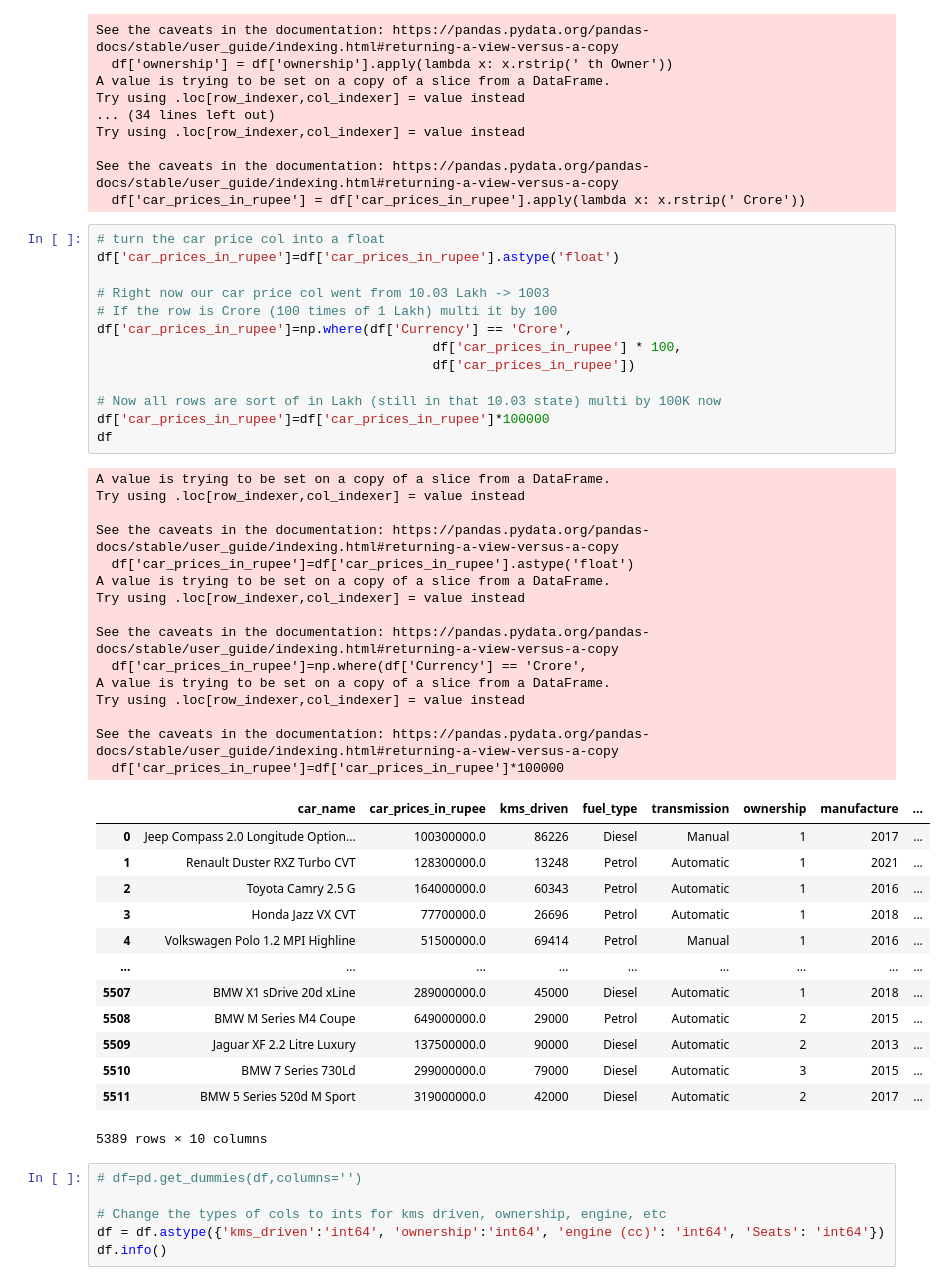
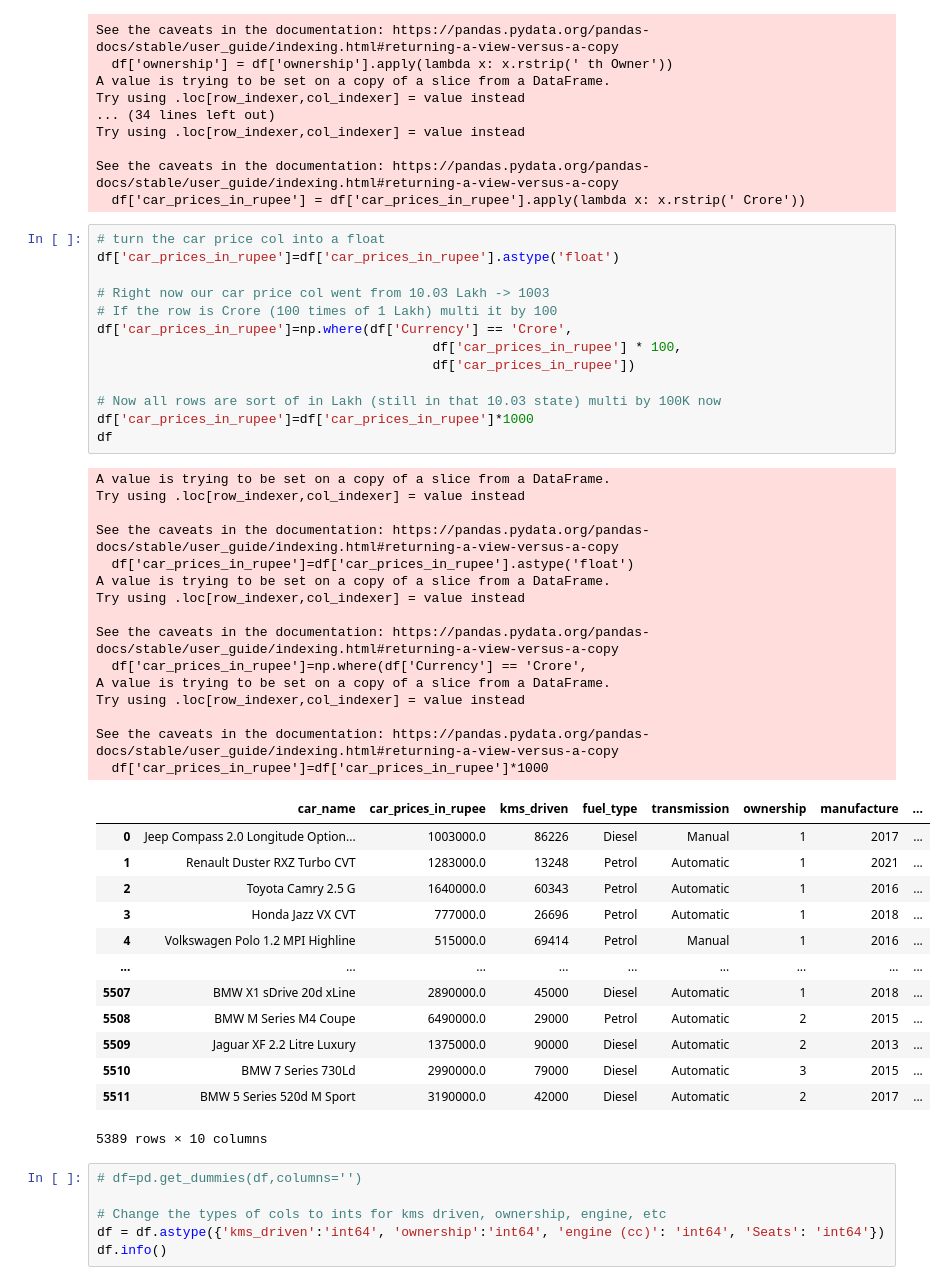
Before and after one commit to CenzOh/Python_Data_Science, a Jupyter notebook: Week-13-Presentations/Neural_Network/Neural_Network.ipynb, the cells around one changed output. Cells and saved outputs as stored; diff of their text form.

```diff
--- a/Week-13-Presentations/Neural_Network/Neural_Network.ipynb
+++ b/Week-13-Presentations/Neural_Network/Neural_Network.ipynb
@@ -184,44 +184,44 @@ See the caveats in the documentation: https://pandas.pydata.org/pandas-docs/stab
 # %%
 # turn the car price col into a float
 df['car_prices_in_rupee']=df['car_prices_in_rupee'].astype('float')
 
 # Right now our car price col went from 10.03 Lakh -> 1003
 # If the row is Crore (100 times of 1 Lakh) multi it by 100
 df['car_prices_in_rupee']=np.where(df['Currency'] == 'Crore',
                                            df['car_prices_in_rupee'] * 100,
                                            df['car_prices_in_rupee'])
 
 # Now all rows are sort of in Lakh (still in that 10.03 state) multi by 100K now
-df['car_prices_in_rupee']=df['car_prices_in_rupee']*100000
+df['car_prices_in_rupee']=df['car_prices_in_rupee']*1000
 df
 # %% [output]
 A value is trying to be set on a copy of a slice from a DataFrame.
 Try using .loc[row_indexer,col_indexer] = value instead
 
 See the caveats in the documentation: https://pandas.pydata.org/pandas-docs/stable/user_guide/indexing.html#returning-a-view-versus-a-copy
   df['car_prices_in_rupee']=df['car_prices_in_rupee'].astype('float')
 A value is trying to be set on a copy of a slice from a DataFrame.
 Try using .loc[row_indexer,col_indexer] = value instead
 
 See the caveats in the documentation: https://pandas.pydata.org/pandas-docs/stable/user_guide/indexing.html#returning-a-view-versus-a-copy
   df['car_prices_in_rupee']=np.where(df['Currency'] == 'Crore',
 A value is trying to be set on a copy of a slice from a DataFrame.
 Try using .loc[row_indexer,col_indexer] = value instead
 
 See the caveats in the documentation: https://pandas.pydata.org/pandas-docs/stable/user_guide/indexing.html#returning-a-view-versus-a-copy
-  df['car_prices_in_rupee']=df['car_prices_in_rupee']*100000
+  df['car_prices_in_rupee']=df['car_prices_in_rupee']*1000
 |  | car_name | car_prices_in_rupee | kms_driven | fuel_type | transmission | ownership | manufacture | ... |
-| 0 | Jeep Compass 2.0 Longitude Option... | 100300000.0 | 86226 | Diesel | Manual | 1 | 2017 | ... |
-| 1 | Renault Duster RXZ Turbo CVT | 128300000.0 | 13248 | Petrol | Automatic | 1 | 2021 | ... |
-| 2 | Toyota Camry 2.5 G | 164000000.0 | 60343 | Petrol | Automatic | 1 | 2016 | ... |
-| 3 | Honda Jazz VX CVT | 77700000.0 | 26696 | Petrol | Automatic | 1 | 2018 | ... |
-| 4 | Volkswagen Polo 1.2 MPI Highline | 51500000.0 | 69414 | Petrol | Manual | 1 | 2016 | ... |
+| 0 | Jeep Compass 2.0 Longitude Option... | 1003000.0 | 86226 | Diesel | Manual | 1 | 2017 | ... |
+| 1 | Renault Duster RXZ Turbo CVT | 1283000.0 | 13248 | Petrol | Automatic | 1 | 2021 | ... |
+| 2 | Toyota Camry 2.5 G | 1640000.0 | 60343 | Petrol | Automatic | 1 | 2016 | ... |
+| 3 | Honda Jazz VX CVT | 777000.0 | 26696 | Petrol | Automatic | 1 | 2018 | ... |
+| 4 | Volkswagen Polo 1.2 MPI Highline | 515000.0 | 69414 | Petrol | Manual | 1 | 2016 | ... |
 | ... | ... | ... | ... | ... | ... | ... | ... | ... |
-| 5507 | BMW X1 sDrive 20d xLine | 289000000.0 | 45000 | Diesel | Automatic | 1 | 2018 | ... |
-| 5508 | BMW M Series M4 Coupe | 649000000.0 | 29000 | Petrol | Automatic | 2 | 2015 | ... |
-| 5509 | Jaguar XF 2.2 Litre Luxury | 137500000.0 | 90000 | Diesel | Automatic | 2 | 2013 | ... |
-| 5510 | BMW 7 Series 730Ld | 299000000.0 | 79000 | Diesel | Automatic | 3 | 2015 | ... |
-| 5511 | BMW 5 Series 520d M Sport | 319000000.0 | 42000 | Diesel | Automatic | 2 | 2017 | ... |
+| 5507 | BMW X1 sDrive 20d xLine | 2890000.0 | 45000 | Diesel | Automatic | 1 | 2018 | ... |
+| 5508 | BMW M Series M4 Coupe | 6490000.0 | 29000 | Petrol | Automatic | 2 | 2015 | ... |
+| 5509 | Jaguar XF 2.2 Litre Luxury | 1375000.0 | 90000 | Diesel | Automatic | 2 | 2013 | ... |
+| 5510 | BMW 7 Series 730Ld | 2990000.0 | 79000 | Diesel | Automatic | 3 | 2015 | ... |
+| 5511 | BMW 5 Series 520d M Sport | 3190000.0 | 42000 | Diesel | Automatic | 2 | 2017 | ... |
 5389 rows × 10 columns
 # %%
 # df=pd.get_dummies(df,columns='')
```
Also changed, not shown: parts of 8 cells of this notebook.
